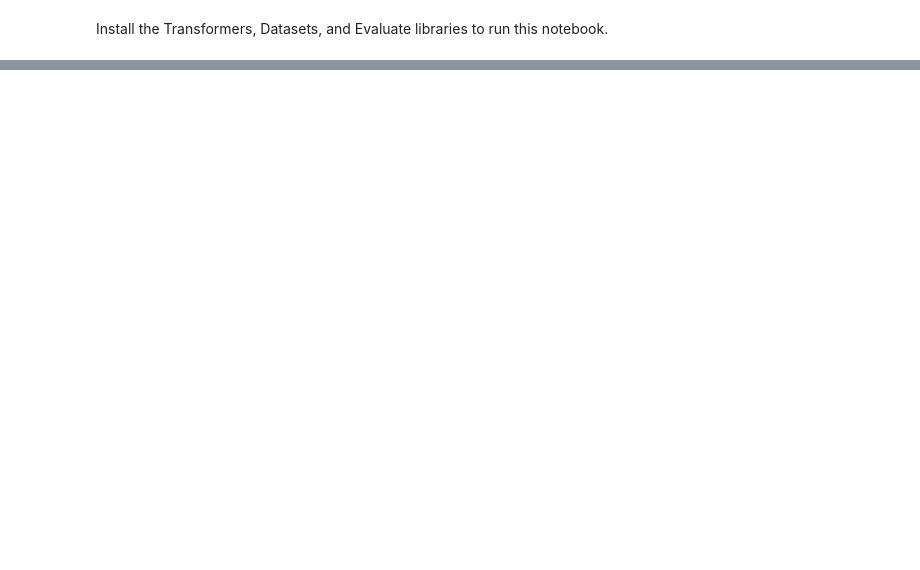
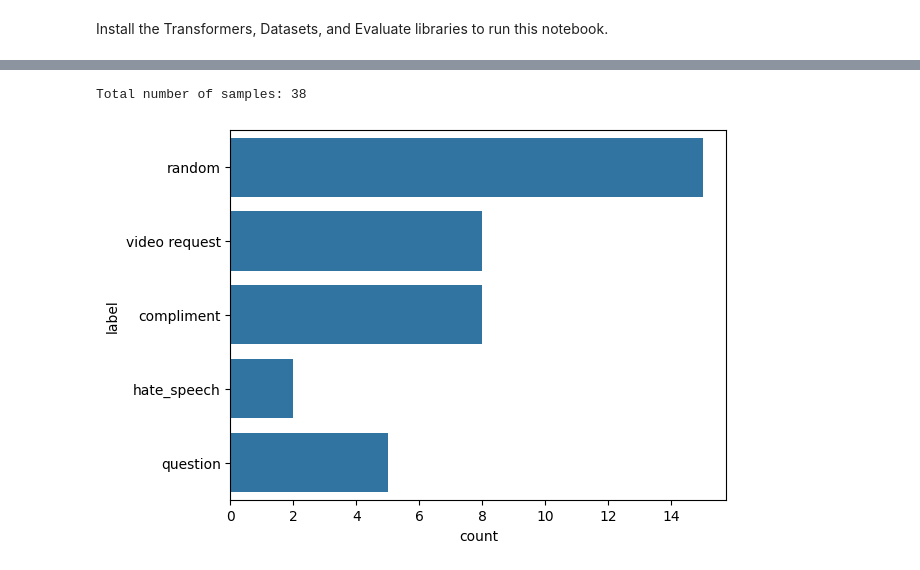
Before and after one commit to yjyjyjy/agent, a Jupyter notebook: notebooks/huggingface_sentence_classifier.ipynb, the cells around one changed output, grey strips where cells are left out. Saved outputs shown, nothing was run; the diff lists cells and outputs as text; code cells hidden in the pictures; blank space fills up the shorter version.

Commit message:
Update sentence classifier

```diff
--- a/notebooks/huggingface_sentence_classifier.ipynb
+++ b/notebooks/huggingface_sentence_classifier.ipynb
@@ -25 +20,12 @@ Successfully installed datasets-2.14.5 dill-0.3.7 evaluate-0.4.1 huggingface-hub
+# %%
+sample_rename_mappings = {
+  "Interested in products or services": "random",
+  "Requests": "video request",
+  "Compliments": "compliment",
+  "Questions (can be potential leads)": "question",
+  "Hate Speech": "hate_speech",
+  "Random": "random",
+  "Problems with products or services": "problem"
+}
+classifier_labels = [v for k,v in sample_rename_mappings.items()]
 # %%
@@ -57,0 +61,3 @@ Using a pipeline without specifying a model name and revision in production is n
+# %%
+df = pd.read_csv("sample.csv")
+df.head()
@@ -57,0 +71,7 @@ Using a pipeline without specifying a model name and revision in production is n
+# %%
+y = "label"
+
+# Rename labels
+df[y] = df[y].replace(sample_rename_mappings)
+
+df[y].value_counts()
@@ -57,0 +86,9 @@ Using a pipeline without specifying a model name and revision in production is n
+# %%
+# plot distribution of labels
+sns.countplot(df[y])
+
+# write total number of samples
+print(f"Total number of samples: {len(df)}")
+# %% [output]
+Total number of samples: 38
+[figure, added]
```
Also changed, not shown: parts of 23 cells of this notebook, 2 other files.
